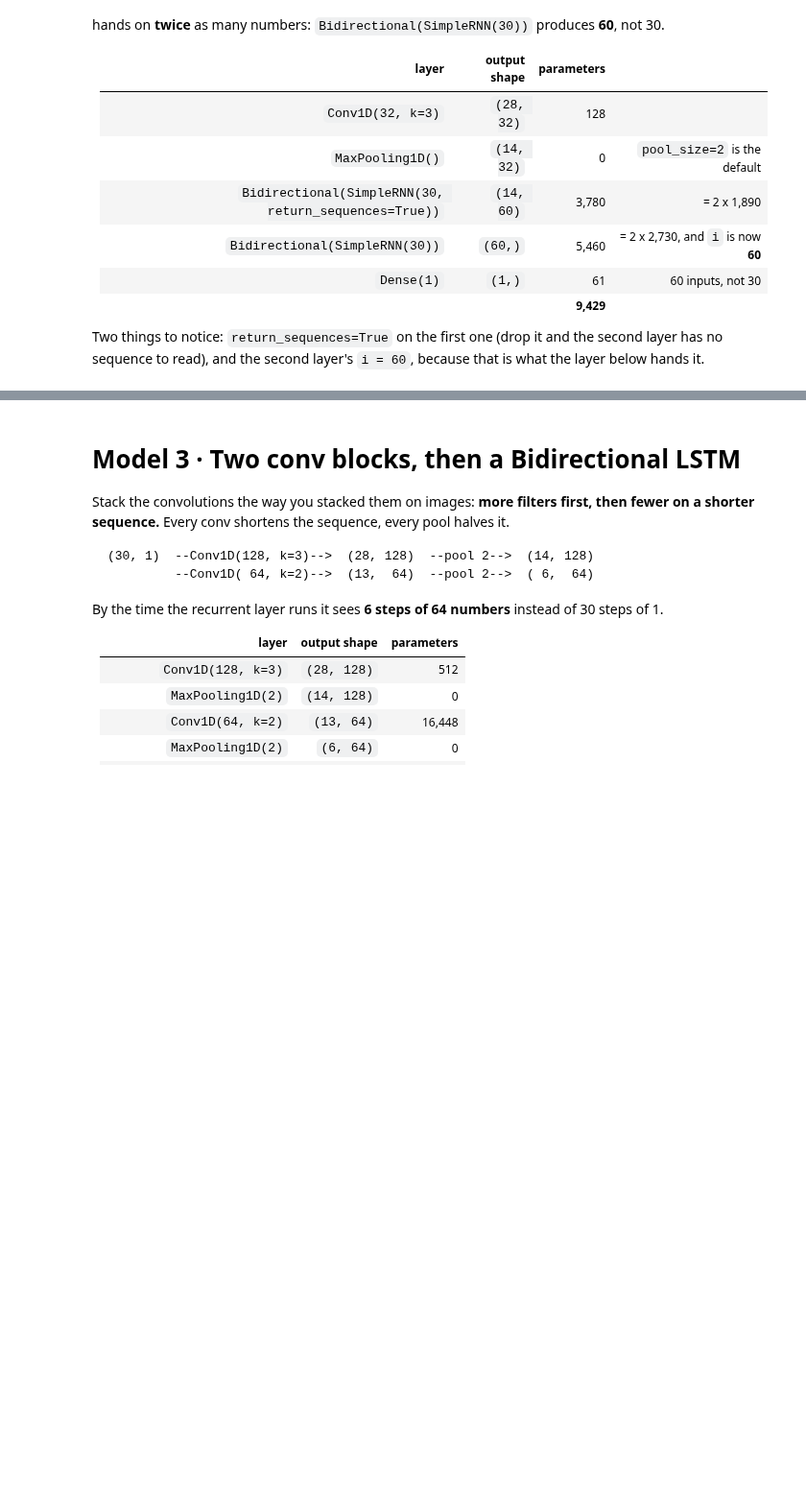
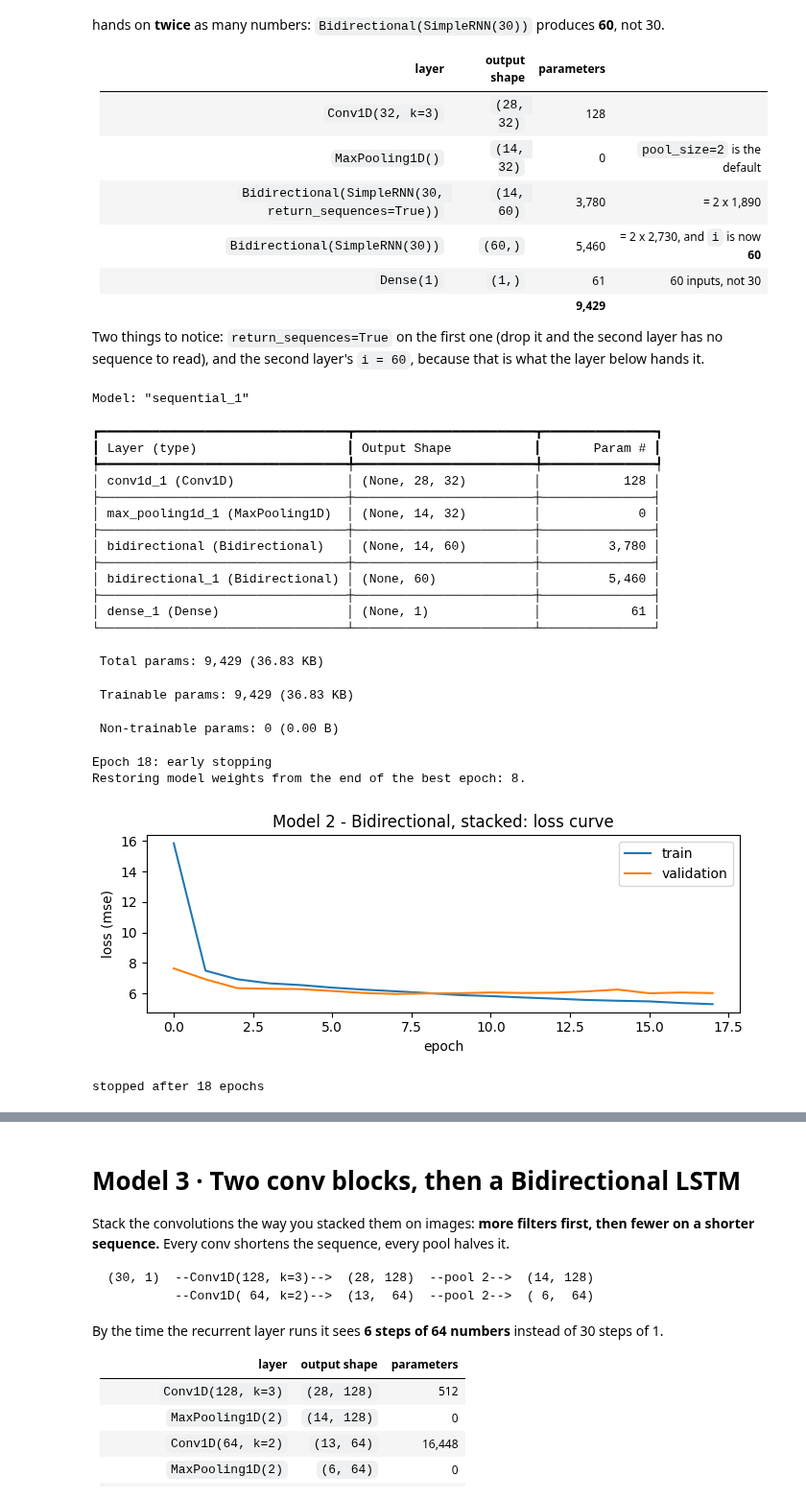
Before and after one commit to drdave-teaching/OPIM5509-notebooks, a Jupyter notebook: Module4/A2_Univariate_Temperature_Advanced.ipynb, the cells around one changed output, grey strips where cells are left out. Shown at 96% size. Drawn from its saved outputs; the diff is of its cells as text; code cells hidden in the pictures; blank space fills up the shorter version.

```diff
--- a/Module4/A2_Univariate_Temperature_Advanced.ipynb
+++ b/Module4/A2_Univariate_Temperature_Advanced.ipynb
@@ -322,34 +345,56 @@ n_features = 1
 model = Sequential()
 model.add(Input(shape=(n_steps, n_features)))
 model.add(Conv1D(filters=32, kernel_size=3)) # notice how input shape goes in first layer
 model.add(MaxPooling1D())
 model.add(Bidirectional(SimpleRNN(30, return_sequences=True, activation='relu')))
 model.add(Bidirectional(SimpleRNN(30)))
 model.add(Dense(1))
 model.compile(optimizer='adam', loss='mse',metrics=['mae'])
 model.summary()
 
 es = EarlyStopping(monitor='val_loss', mode='min',
                    patience=10,
                    verbose=1,
                    restore_best_weights=True)
 
 # fit model (uses early stopping)
 history = model.fit(X_train, y_train,
           epochs=500,
           batch_size=5,
           validation_split=0.2, # val is a random 20% of the data since we set shuffle = True
-          verbose=1,
+          verbose=0,
           callbacks=[es],
           shuffle=True)
 
 # the loss curve - always keep the History object that fit() hands back
 plt.figure(figsize=(7, 2.8))
 plt.plot(history.history["loss"], label="train")
 plt.plot(history.history["val_loss"], label="validation")
 plt.xlabel("epoch"); plt.ylabel("loss (mse)"); plt.title("Model 2 - Bidirectional, stacked: loss curve")
 plt.legend(); plt.tight_layout(); plt.show()
 print("stopped after", len(history.history["loss"]), "epochs")
+# %% [output]
+Model: "sequential_1"
+┏━━━━━━━━━━━━━━━━━━━━━━━━━━━━━━━━━┳━━━━━━━━━━━━━━━━━━━━━━━━┳━━━━━━━━━━━━━━━┓
+┃ Layer (type)                    ┃ Output Shape           ┃       Param # ┃
+┡━━━━━━━━━━━━━━━━━━━━━━━━━━━━━━━━━╇━━━━━━━━━━━━━━━━━━━━━━━━╇━━━━━━━━━━━━━━━┩
+│ conv1d_1 (Conv1D)               │ (None, 28, 32)         │           128 │
+├─────────────────────────────────┼────────────────────────┼───────────────┤
+│ max_pooling1d_1 (MaxPooling1D)  │ (None, 14, 32)         │             0 │
+├─────────────────────────────────┼────────────────────────┼───────────────┤
+│ bidirectional (Bidirectional)   │ (None, 14, 60)         │         3,780 │
+├─────────────────────────────────┼────────────────────────┼───────────────┤
+│ bidirectional_1 (Bidirectional) │ (None, 60)             │         5,460 │
+├─────────────────────────────────┼────────────────────────┼───────────────┤
+│ dense_1 (Dense)                 │ (None, 1)              │            61 │
+└─────────────────────────────────┴────────────────────────┴───────────────┘
+ Total params: 9,429 (36.83 KB)
+ Trainable params: 9,429 (36.83 KB)
+ Non-trainable params: 0 (0.00 B)
+Epoch 18: early stopping
+Restoring model weights from the end of the best epoch: 8.
+[figure, added]
+stopped after 18 epochs
 # %%
 # show scatterplots of actual vs. predicted for train and test
 # make a prediction
```
Also changed, not shown: parts of 8 cells of this notebook, 1 other file.
